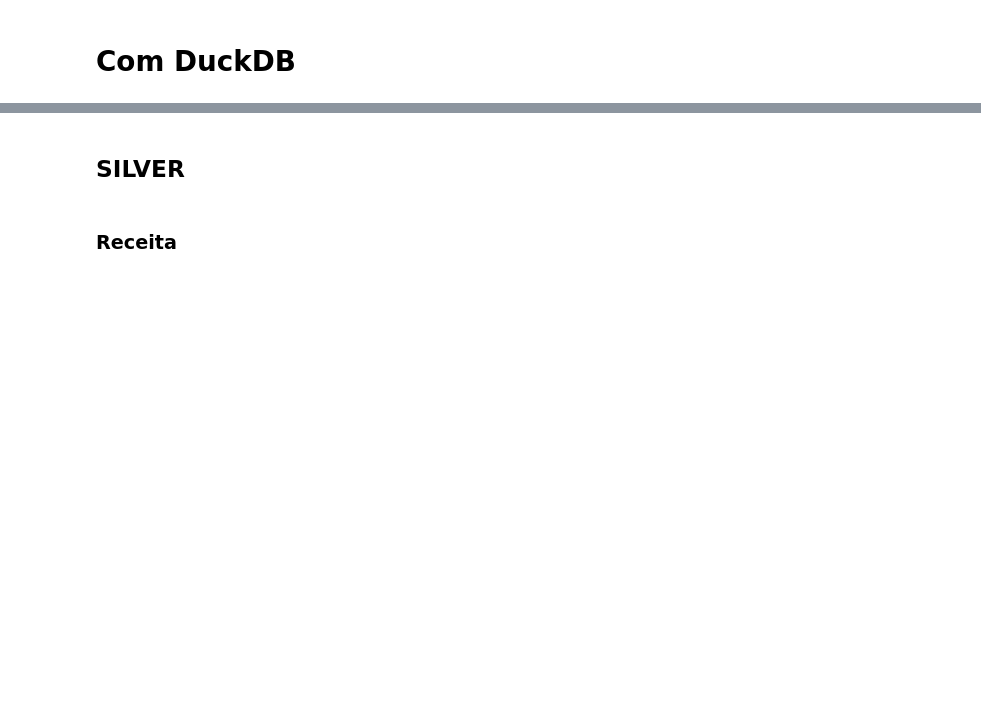
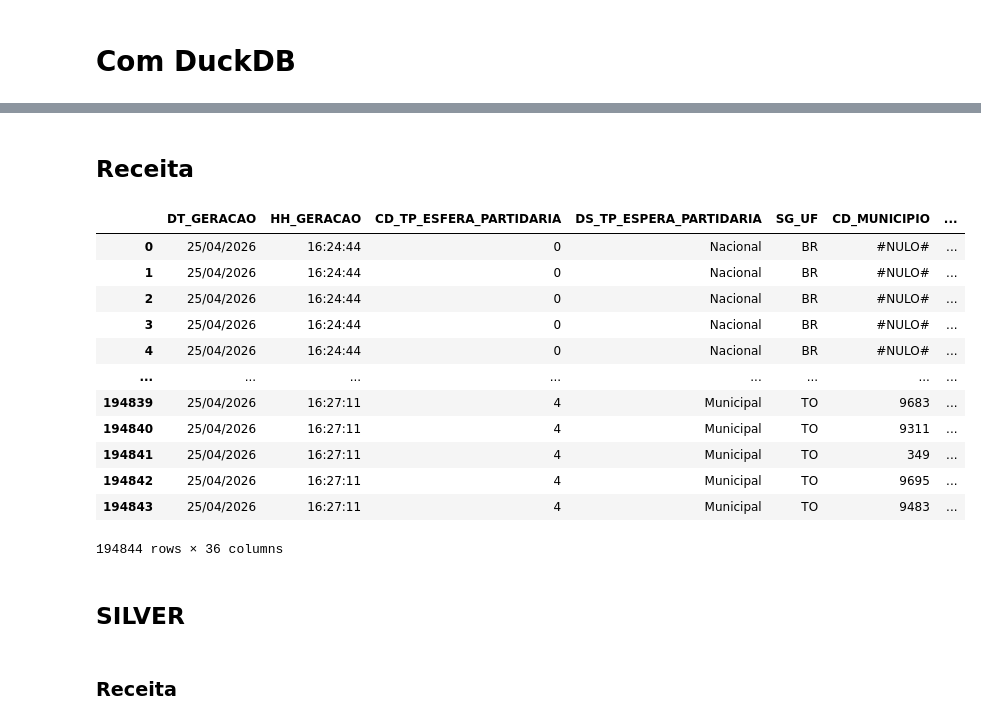
Before and after one commit to nicolas0liveira/transparencia_partidaria_br, a Jupyter notebook: notebooks/00-debug_generico.ipynb, the cells around one changed output, grey strips where cells are left out. Drawn from its saved outputs; the diff is of its cells as text; code cells hidden in the pictures; blank space fills up the shorter version.

```diff
--- a/notebooks/00-debug_generico.ipynb
+++ b/notebooks/00-debug_generico.ipynb
@@ -27,3 +58,32 @@ df.head()
+# %% [markdown]
+## Receita
+# %%
+PARQUET_FILE_NAME = "receita.parquet"
+df = duckdb.sql(
+    f"""
+    SELECT
+        *
+    FROM read_parquet(
+        '../data/02-bronze/{PARQUET_FILE_NAME}'
+    )
+    """
+).df()
+
+df
+# %% [output]
+|  | DT_GERACAO | HH_GERACAO | CD_TP_ESFERA_PARTIDARIA | DS_TP_ESPERA_PARTIDARIA | SG_UF | CD_MUNICIPIO | ... |
+| 0 | 25/04/2026 | 16:24:44 | 0 | Nacional | BR | #NULO# | ... |
+| 1 | 25/04/2026 | 16:24:44 | 0 | Nacional | BR | #NULO# | ... |
+| 2 | 25/04/2026 | 16:24:44 | 0 | Nacional | BR | #NULO# | ... |
+| 3 | 25/04/2026 | 16:24:44 | 0 | Nacional | BR | #NULO# | ... |
+| 4 | 25/04/2026 | 16:24:44 | 0 | Nacional | BR | #NULO# | ... |
+| ... | ... | ... | ... | ... | ... | ... | ... |
+| 194839 | 25/04/2026 | 16:27:11 | 4 | Municipal | TO | 9683 | ... |
+| 194840 | 25/04/2026 | 16:27:11 | 4 | Municipal | TO | 9311 | ... |
+| 194841 | 25/04/2026 | 16:27:11 | 4 | Municipal | TO | 349 | ... |
+| 194842 | 25/04/2026 | 16:27:11 | 4 | Municipal | TO | 9695 | ... |
+| 194843 | 25/04/2026 | 16:27:11 | 4 | Municipal | TO | 9483 | ... |
+194844 rows × 36 columns
 # %% [markdown]
 ## SILVER
 # %% [markdown]
```
Also changed, not shown: parts of 5 cells of this notebook, 12 other files.
